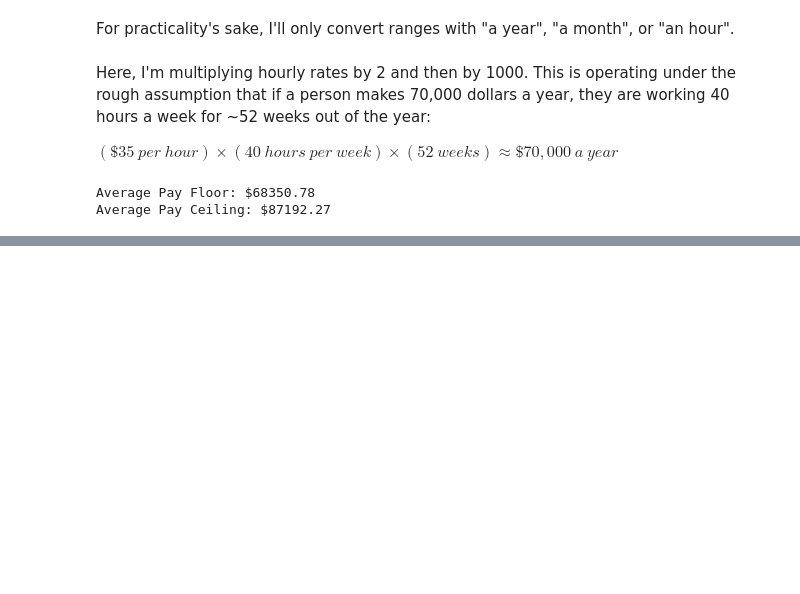
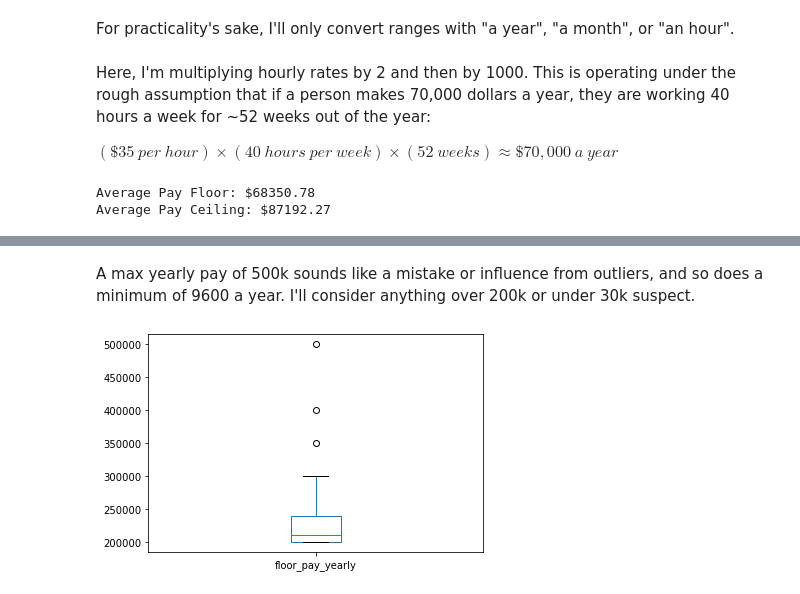
Before and after one commit to jose-marquez89/tech-job-landscape, a Jupyter notebook: python_scrape/jobs_explore.ipynb, the cells around one changed output, grey strips where cells are left out. Saved outputs shown, nothing was run; the diff lists cells and outputs as text; code cells hidden in the pictures; blank space fills up the shorter version.

```diff
--- a/python_scrape/jobs_explore.ipynb
+++ b/python_scrape/jobs_explore.ipynb
@@ -25,6 +25,8 @@ This could be structured in the typical "who, what, where, when"
 import pandas as pd
 import numpy as np
 import matplotlib.pyplot as plt
+
+plt.style.use('fivethirtyeight')
 # %%
 jobs = pd.read_csv('indeed_jobs.csv', sep='|')
 jobs.head()
@@ -213,0 +230,6 @@ Average Pay Ceiling: $87192.27
+# %% [markdown]
+A max yearly pay of 500k sounds like a mistake or influence from outliers, and so does a minimum of 9600 a year. I'll consider anything over 200k or under 30k suspect.
+# %%
+jobs[['floor_pay_yearly']][jobs['floor_pay_yearly'] >= 200000].plot.box();
+# %% [output]
+[figure, added]
```
Also changed, not shown: parts of 15 cells of this notebook.
